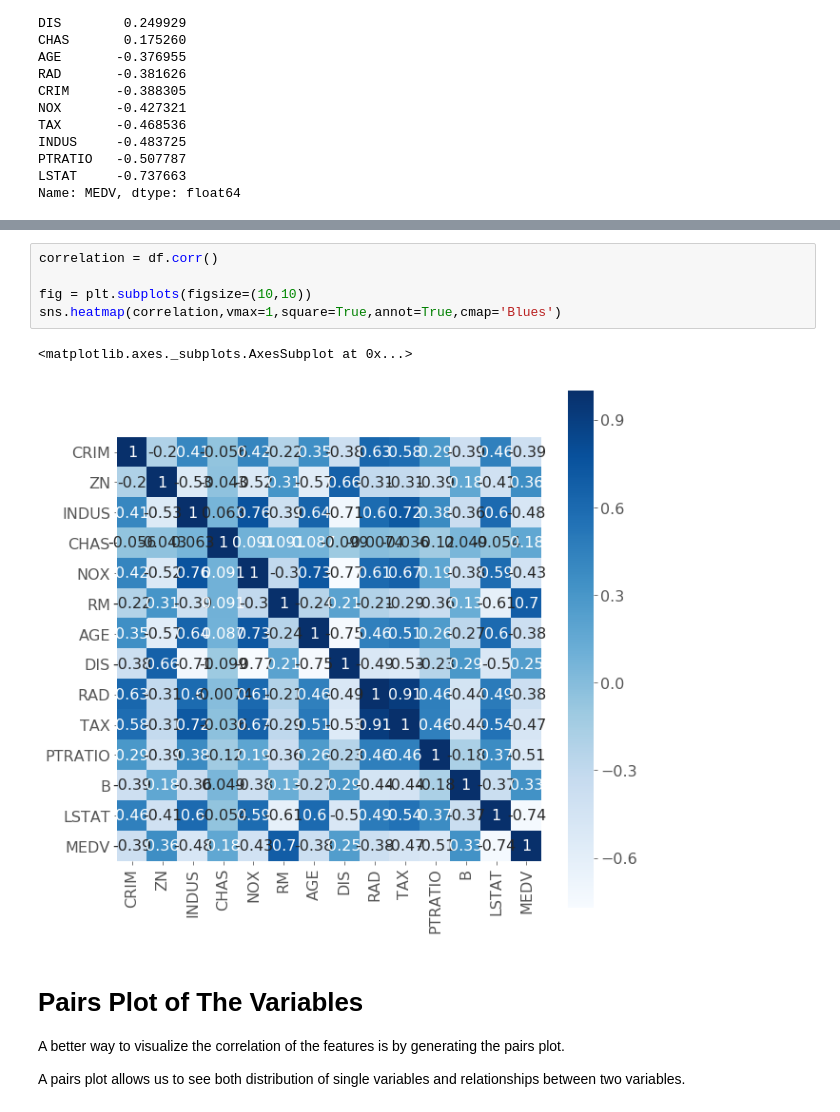
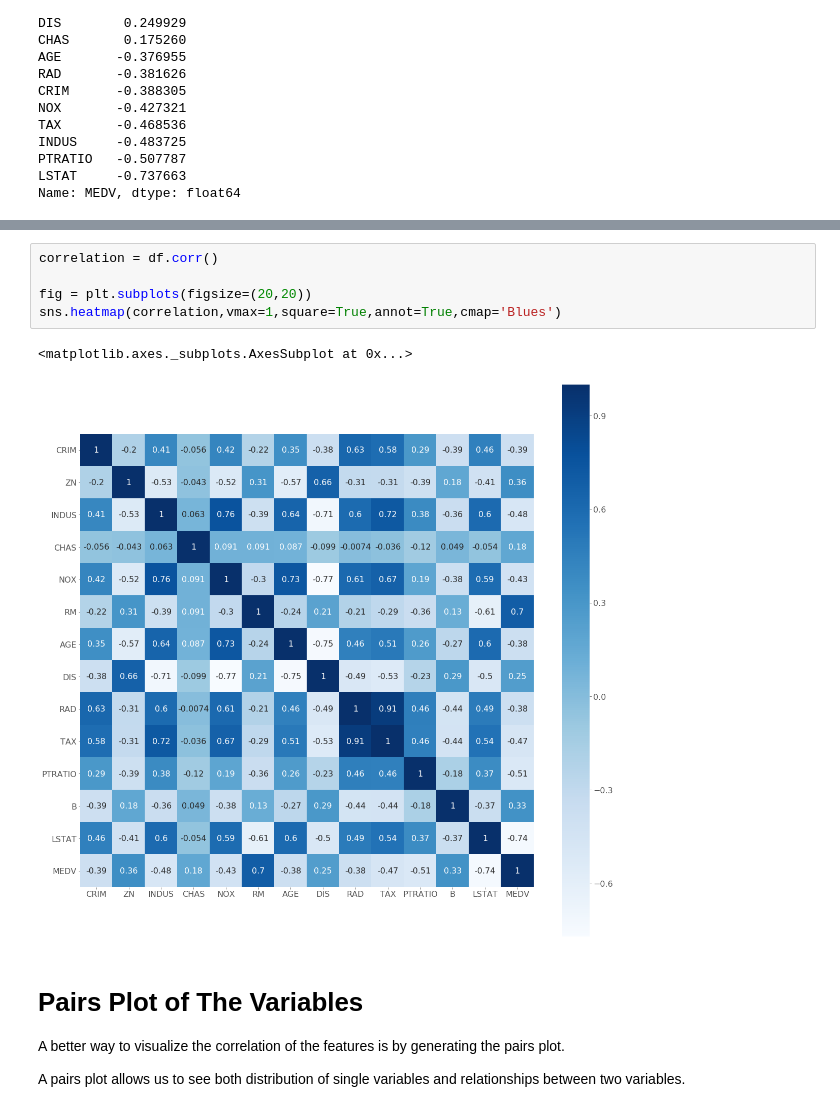
Before and after one commit to rhasanbd/Linear-Regression-Extensive-Adventure, a Jupyter notebook: Linear Regression-1-OLS.ipynb, the cells around one changed output, grey strips where cells are left out. Drawn from its saved outputs; the diff is of its cells as text.

```diff
--- a/Linear Regression-1-OLS.ipynb
+++ b/Linear Regression-1-OLS.ipynb
@@ -385,11 +385,11 @@ df.corr()
 # %%
 correlation = df.corr()
 
-fig = plt.subplots(figsize=(10,10))
+fig = plt.subplots(figsize=(20,20))
 sns.heatmap(correlation,vmax=1,square=True,annot=True,cmap='Blues')
 # %% [output]
 <matplotlib.axes._subplots.AxesSubplot at 0x...>
-[figure, old version]
+[figure, new version]
 # %% [markdown]
 # Pairs Plot of The Variables
 
```
Also changed, not shown: parts of 14 cells of this notebook, 3 other files.
